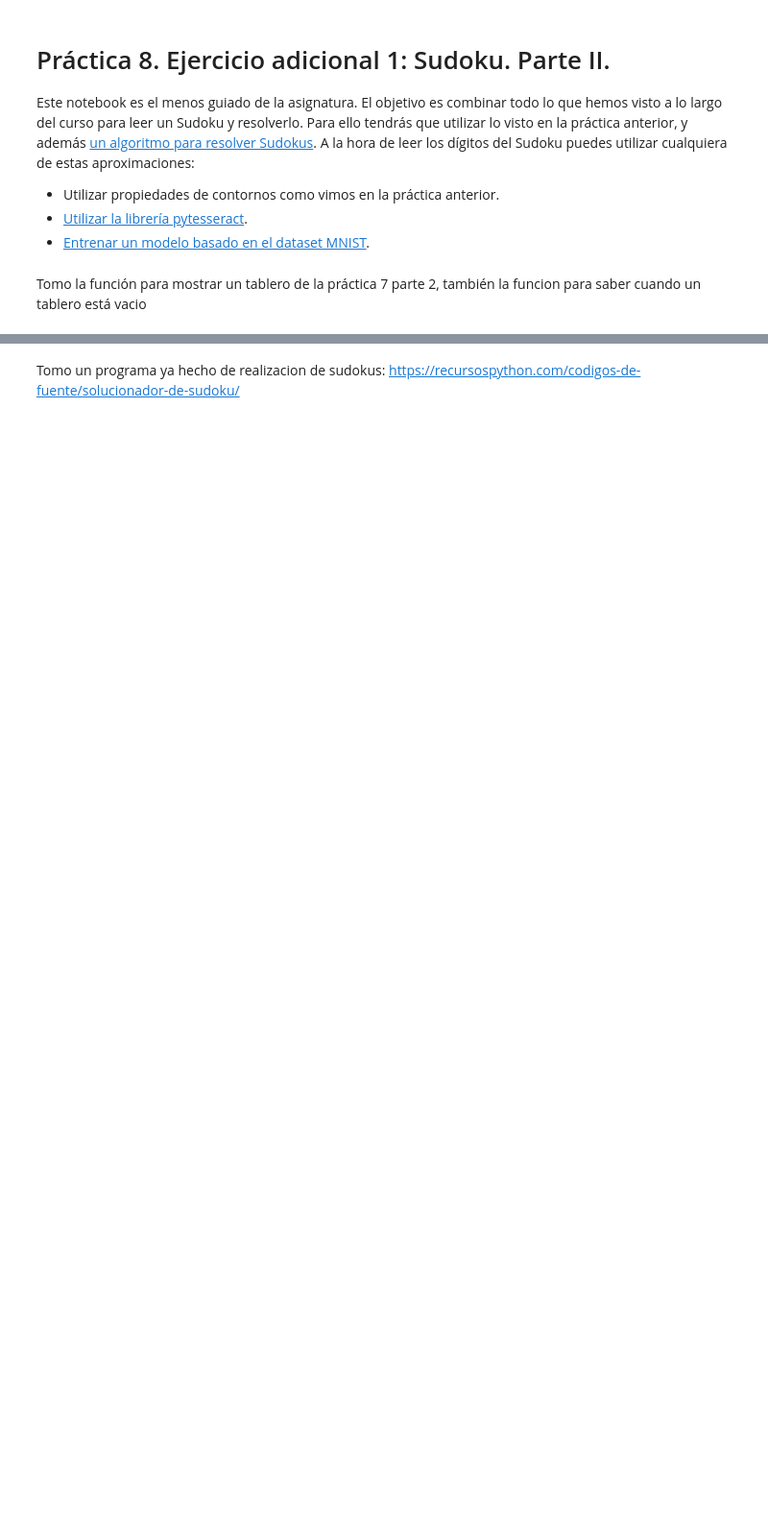
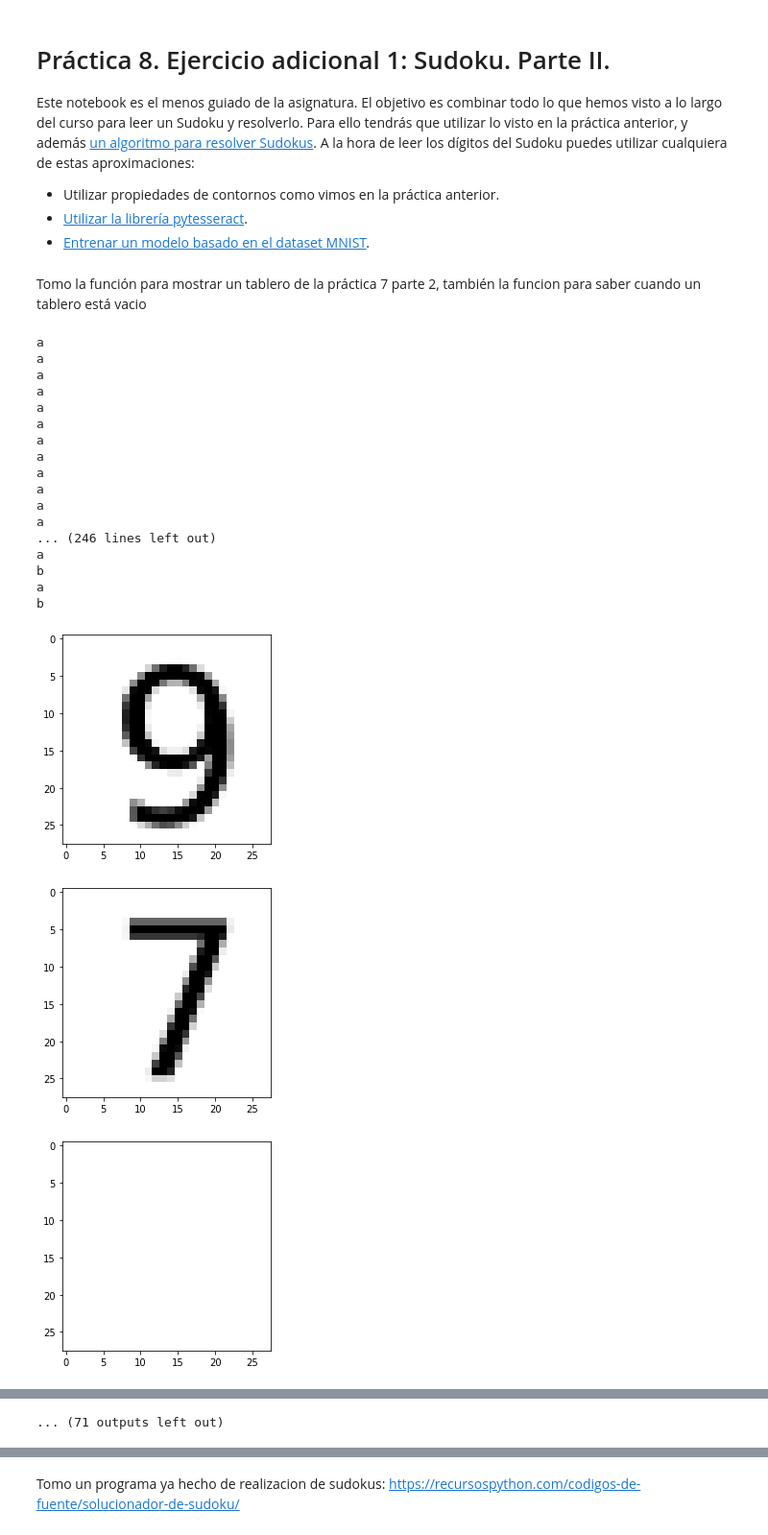
Before and after one commit to hesolar/FileSharer2020solar-escudero, a Jupyter notebook: practica8_1.ipynb, the cells around one changed output, grey strips where cells are left out. Shown at 96% size. Drawn from its saved outputs; the diff is of its cells as text; code cells hidden in the pictures; blank space fills up the shorter version.

```diff
--- a/practica8_1.ipynb
+++ b/practica8_1.ipynb
@@ -61 +61,27 @@ def generaTablero(tablero):
     return resultado
+# %%
+imgs=generaTablero('sudoku.png')
+for el in imgs:
+  mostrarImagen(el)
+print(len(imgs))
+# %% [output]
+a
+a
+a
+a
+a
+a
+a
+a
+a
+a
+a
+a
+... (246 lines left out)
+a
+b
+a
+b
+[figure, added]
+[figure, added]
+[figure, added]
@@ -61,0 +96 @@ def generaTablero(tablero):
+... (71 outputs left out)
```
Also changed, not shown: parts of 7 cells of this notebook.
